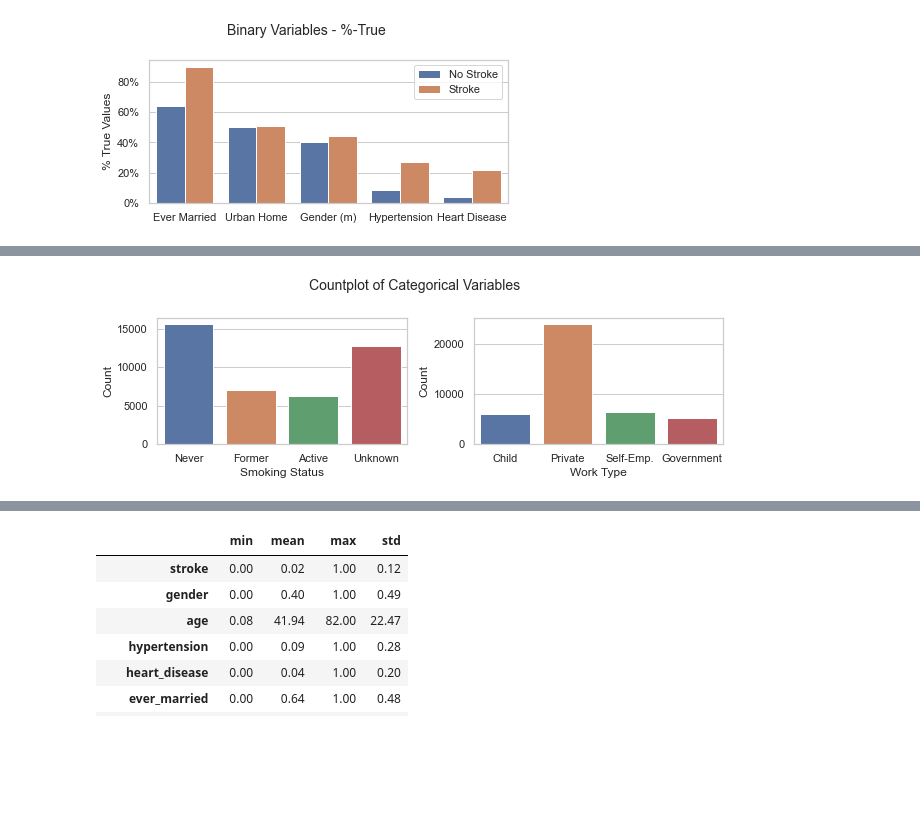
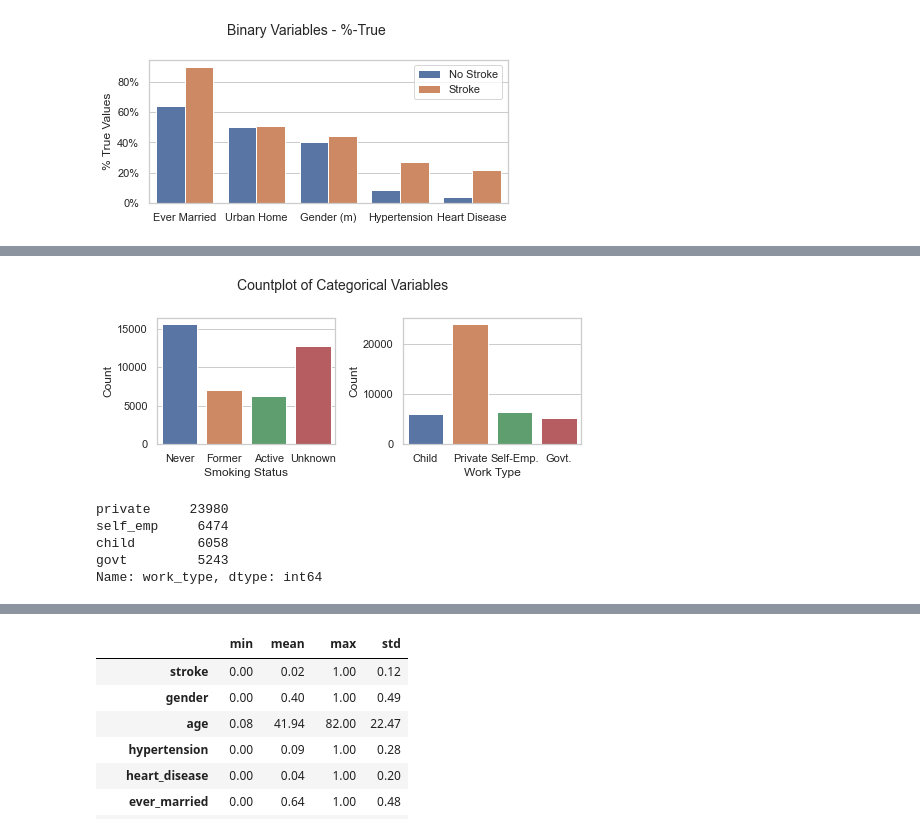
Before and after one commit to sddiener/Comparison-of-Decision-Tree-and-KNN-for-Stroke-Prediction, a Jupyter notebook: Preprocessing stroke.ipynb, the cells around one changed output, grey strips where cells are left out. Cells and saved outputs as stored; diff of their text form; code cells hidden in the pictures; blank space fills up the shorter version.

Commit message:
Added hypothesis statement and cat_vars by stroke

```diff
--- a/Preprocessing stroke.ipynb
+++ b/Preprocessing stroke.ipynb
@@ -196,5 +244,4 @@ plt.savefig('plots/Binary Variables by stroke.png')
 # %% [output]
 [figure]
 # %%
-cat_vars['stroke'] = data.stroke
-cat_vars
+cat_vars.loc[:,'stroke'] = data.stroke
@@ -220,16 +248,16 @@ See the caveats in the documentation: https://pandas.pydata.org/pandas-docs/stab
 # %%
 # plot barplot of all categorical columns
-fig, axs = plt.subplots(1, 2, figsize=(9,3))
+fig, axs = plt.subplots(1, 2, figsize=(7,3))
 sns.countplot(x='smoking_status', data=cat_vars, ax=axs[0], order=['never', 'former', 'active', 'unknown'])
 sns.countplot(x='work_type', data=cat_vars, ax=axs[1])
 fig.suptitle('Countplot of Categorical Variables', fontsize=14)
 axs[0].set_xlabel('Smoking Status')
 axs[0].set_ylabel('Count')
 axs[0].set_xticklabels(['Never', 'Former', 'Active', 'Unknown'], rotation=0)
 axs[1].set_xlabel('Work Type')
 axs[1].set_ylabel('Count')
-axs[1].set_xticklabels(['Child', 'Private', 'Self-Emp.', 'Government'], rotation=0)
+axs[1].set_xticklabels(['Child', 'Private', 'Self-Emp.', 'Govt.'], rotation=0)
 plt.tight_layout()
 plt.savefig('plots/Categorical Variables.png')
 # %% [output]
-[figure, old version]
+[figure, new version]
@@ -235,0 +274,8 @@ plt.savefig('plots/Categorical Variables.png')
+# %%
+data.work_type.value_counts()
+# %% [output]
+private     23980
+self_emp     6474
+child        6058
+govt         5243
+Name: work_type, dtype: int64
```
Also changed, not shown: parts of 14 cells of this notebook, 10 other files.
